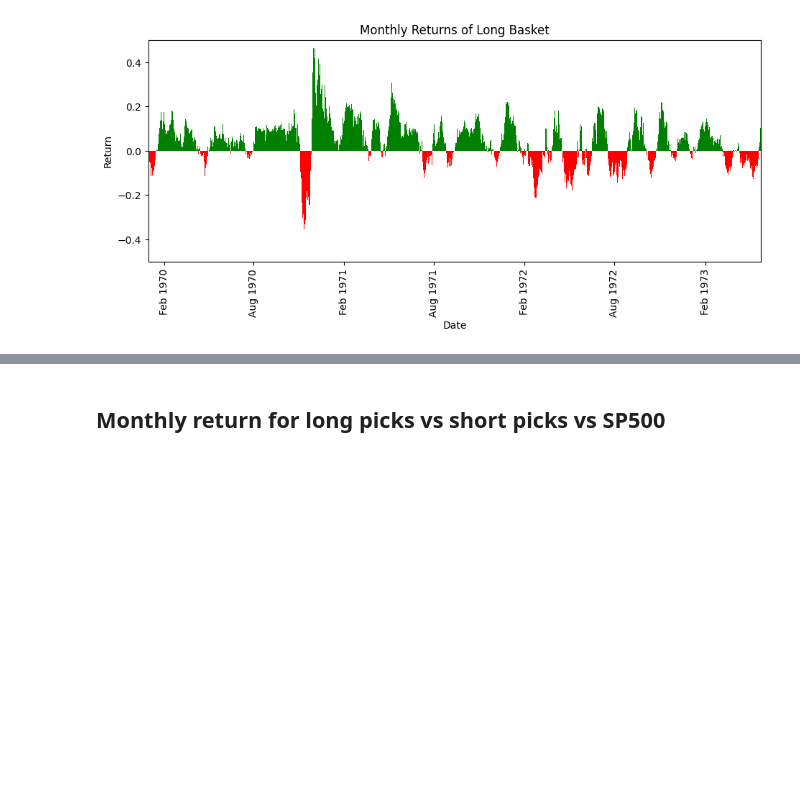
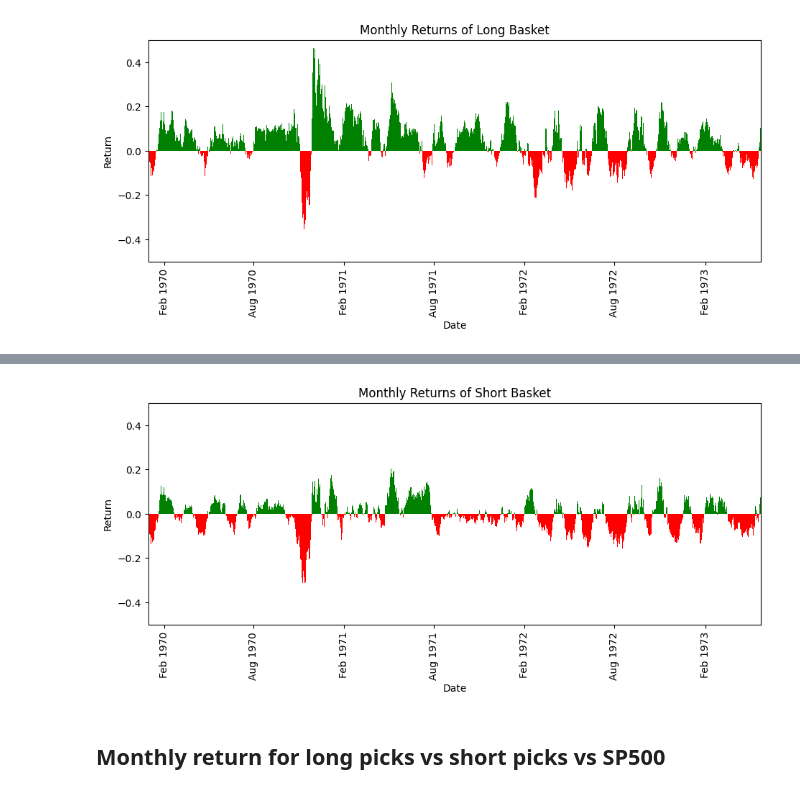
Before and after one commit to CCNY-Analytics-and-Quant/Quantative-Finance-Repo, a Jupyter notebook: Final-Project/workbooks/JB_draft/final_project.ipynb, the cells around one changed output, grey strips where cells are left out. Drawn from its saved outputs; the diff is of its cells as text; code cells hidden in the pictures; blank space fills up the shorter version.

```diff
--- a/Final-Project/workbooks/JB_draft/final_project.ipynb
+++ b/Final-Project/workbooks/JB_draft/final_project.ipynb
@@ -187,23 +191,6 @@ Date
 2023-11-16    0.066980
 2023-11-17    0.103991
 Length: 1240, dtype: float64
-# %%
-#Back-Test period of time_period year (20 Day Lag)
-
-# Get the lagged closing prices for the long and short baskets
-long_lagged_closed_price = lagged_closed_price[long_basket.index]
-short_lagged_closed_price = lagged_closed_price[short_basket.index]
-
-
-def calculate_cumulative_returns(dataf):
-    returns = dataf.pct_change()
-    cumulative_returns = (1 + returns).cumprod().mean(axis=1)
-    return cumulative_returns
-
-# Calculate the cumulative returns for the SP500, long basket, and short basket
-cumulative_returns = calculate_cumulative_returns(lagged_closed_price)
-long_cumulative_returns = calculate_cumulative_returns(long_lagged_closed_price)
-short_cumulative_returns = calculate_cumulative_returns(short_lagged_closed_price)
 # %% [markdown]
 ## Monthly Long basket return bar chart (pos/neg coloring) vs SP500
 # %%
@@ -247,3 +234,21 @@ plt.show()
+# %%
+# Calculate 20-day returns, take the mean, drop NaNs, and plot
+short_lagged_closed_price.pct_change(20).mean(axis=1).dropna(how='all').plot(
+    kind='bar',
+    figsize=(11,4),
+    color=['r' if m < 0 else 'g' for m in short_lagged_closed_price.pct_change(20).mean(axis=1).dropna(how='all')],
+    legend=False,
+    width=1.3
+)
+
+plt.gca().xaxis.set_major_locator(mdates.MonthLocator(interval=6))
+plt.gca().xaxis.set_major_formatter(mdates.DateFormatter('%b %Y')) # Date format messes up when using the bar plot
+plt.ylim(-0.5, 0.5)
+plt.ylabel('Return')
+plt.title('Short Basket Monthly Returns')
+plt.show()
+# %% [output]
+[figure, added]
 # %% [markdown]
 ## Monthly return for long picks vs short picks vs SP500
 # %%
```
Also changed, not shown: parts of 8 cells of this notebook.
